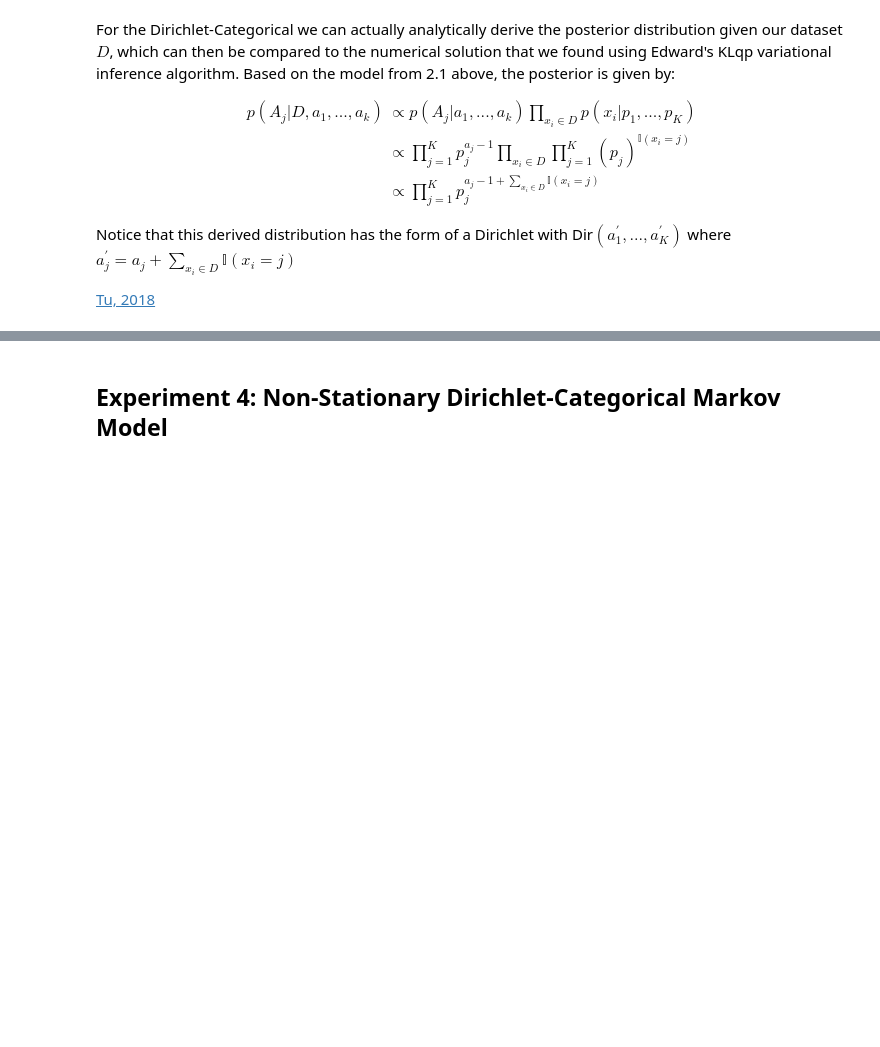
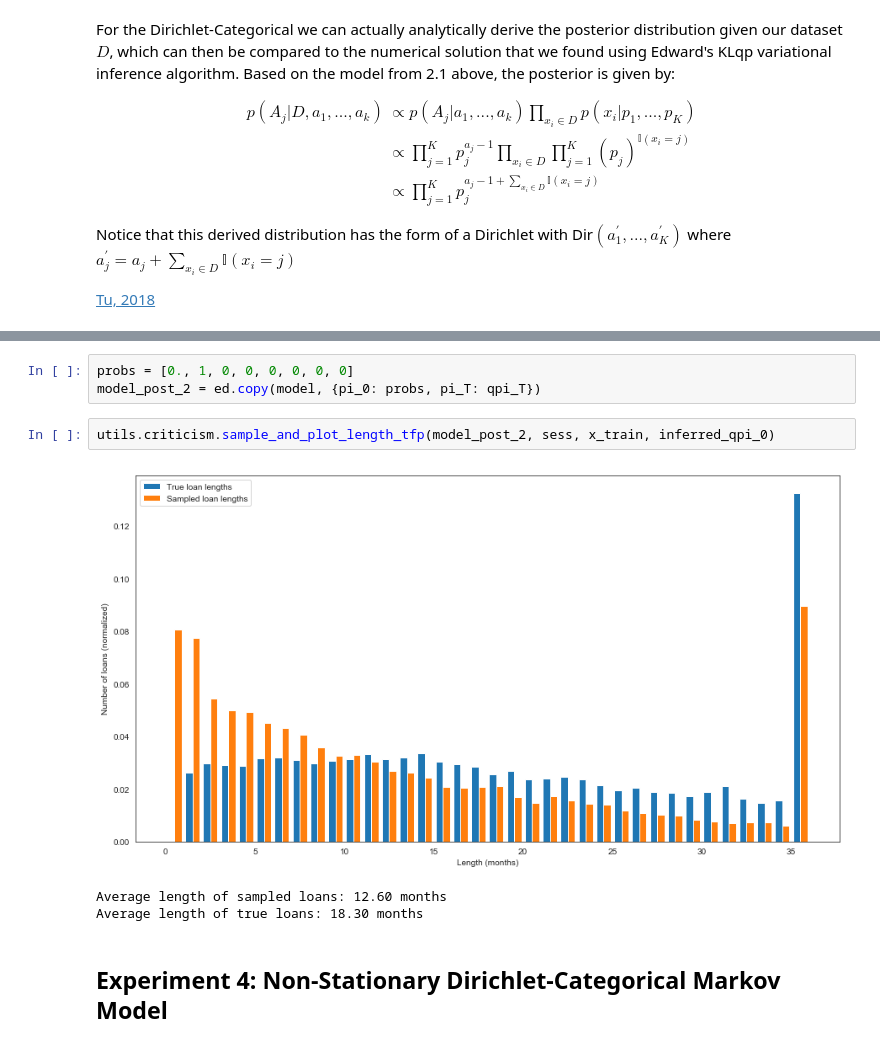
Before and after one commit to basilvetas/lending-club-analysis, a Jupyter notebook: final-project/final-notebook.ipynb, the cells around one changed output, grey strips where cells are left out. Saved outputs shown, nothing was run; the diff lists cells and outputs as text; blank space fills up the shorter version.

```diff
--- a/final-project/final-notebook.ipynb
+++ b/final-project/final-notebook.ipynb
@@ -356,3 +415,12 @@ inferred_matrix_2
+# %%
+probs = [0., 1, 0, 0, 0, 0, 0, 0]
+model_post_2 = ed.copy(model, {pi_0: probs, pi_T: qpi_T})
+# %%
+utils.criticism.sample_and_plot_length_tfp(model_post_2, sess, x_train, inferred_qpi_0)
+# %% [output]
+[figure, added]
+Average length of sampled loans: 12.60 months
+Average length of true loans: 18.30 months
 # %% [markdown]
 ## Experiment 4: Non-Stationary Dirichlet-Categorical Markov Model
 # %% [markdown]
```
Also changed, not shown: parts of 30 cells of this notebook, 4 other files.
